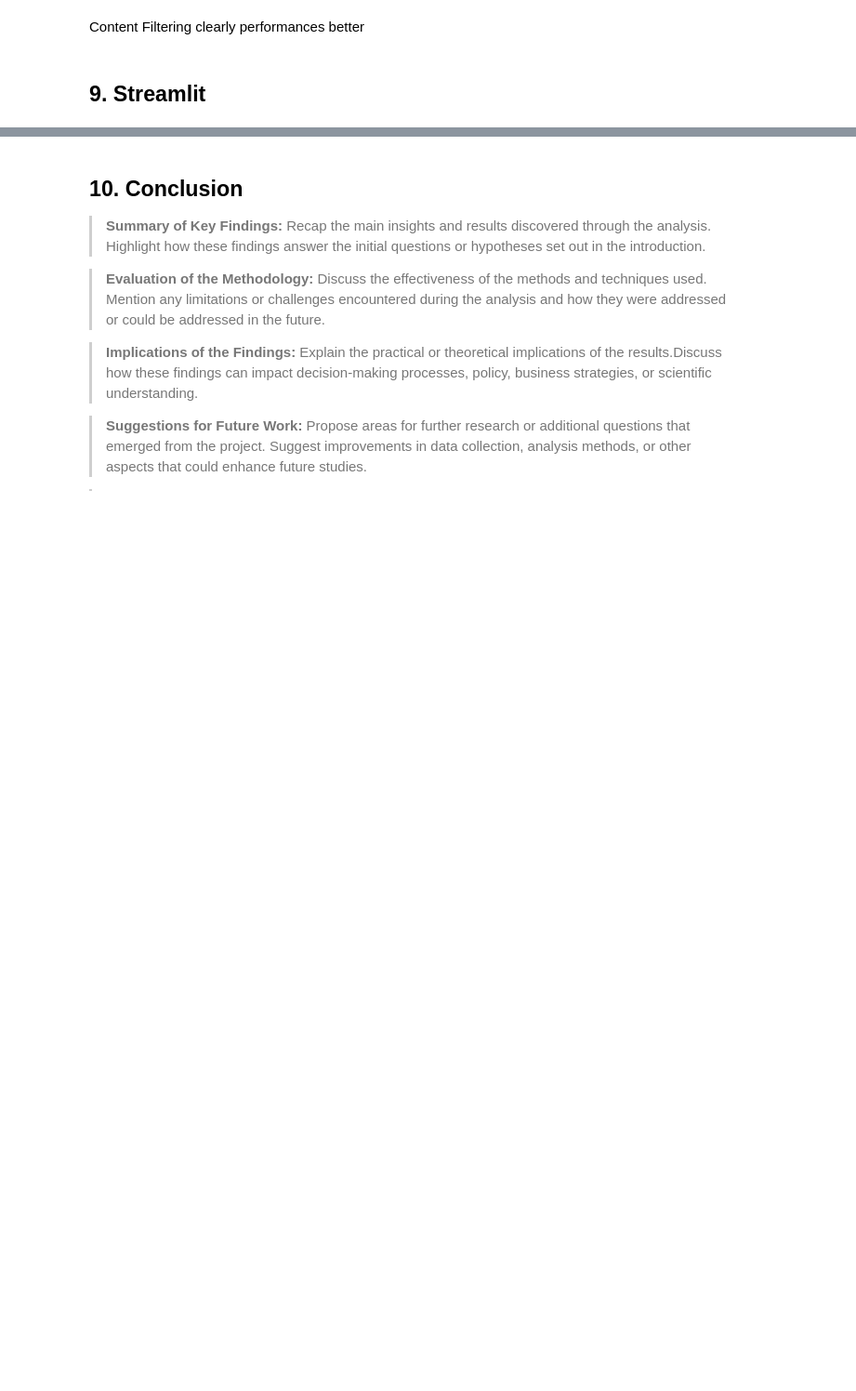
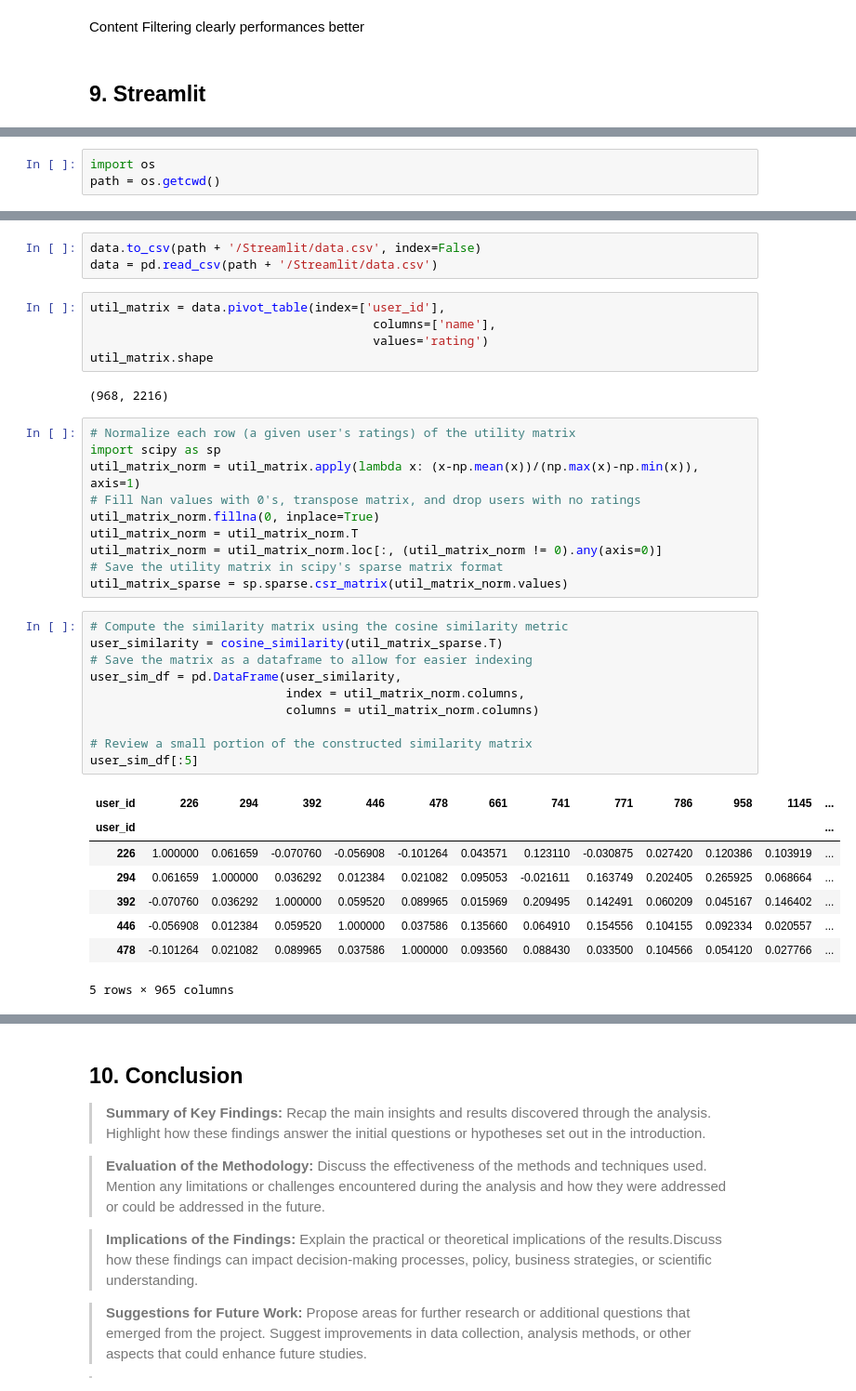
Before and after one commit to VuyiswaK/2401_PTDS-Unsupervised-Learning, a Jupyter notebook: Notebook.ipynb, the cells around one changed output, grey strips where cells are left out. Shown at 93% size. Saved outputs shown, nothing was run; the diff lists cells and outputs as text; blank space fills up the shorter version.

Commit message:
streamlit dev

```diff
--- a/Notebook.ipynb
+++ b/Notebook.ipynb
@@ -759,0 +758,3 @@ import pickle
+# %%
+import os
+path = os.getcwd()
@@ -759,0 +796,39 @@ import pickle
+# %%
+data.to_csv(path + '/Streamlit/data.csv', index=False)
+data = pd.read_csv(path + '/Streamlit/data.csv')
+# %%
+util_matrix = data.pivot_table(index=['user_id'],
+                                       columns=['name'],
+                                       values='rating')
+util_matrix.shape
+# %% [output]
+(968, 2216)
+# %%
+# Normalize each row (a given user's ratings) of the utility matrix
+import scipy as sp
+util_matrix_norm = util_matrix.apply(lambda x: (x-np.mean(x))/(np.max(x)-np.min(x)), axis=1)
+# Fill Nan values with 0's, transpose matrix, and drop users with no ratings
+util_matrix_norm.fillna(0, inplace=True)
+util_matrix_norm = util_matrix_norm.T
+util_matrix_norm = util_matrix_norm.loc[:, (util_matrix_norm != 0).any(axis=0)]
+# Save the utility matrix in scipy's sparse matrix format
+util_matrix_sparse = sp.sparse.csr_matrix(util_matrix_norm.values)
+# %%
+# Compute the similarity matrix using the cosine similarity metric
+user_similarity = cosine_similarity(util_matrix_sparse.T)
+# Save the matrix as a dataframe to allow for easier indexing
+user_sim_df = pd.DataFrame(user_similarity,
+                           index = util_matrix_norm.columns,
+                           columns = util_matrix_norm.columns)
+
+# Review a small portion of the constructed similarity matrix
+user_sim_df[:5]
+# %% [output]
+| user_id | 226 | 294 | 392 | 446 | 478 | 661 | 741 | 771 | 786 | 958 | 1145 | ... |
+| user_id |  |  |  |  |  |  |  |  |  |  |  | ... |
+| 226 | 1.000000 | 0.061659 | -0.070760 | -0.056908 | -0.101264 | 0.043571 | 0.123110 | -0.030875 | 0.027420 | 0.120386 | 0.103919 | ... |
+| 294 | 0.061659 | 1.000000 | 0.036292 | 0.012384 | 0.021082 | 0.095053 | -0.021611 | 0.163749 | 0.202405 | 0.265925 | 0.068664 | ... |
+| 392 | -0.070760 | 0.036292 | 1.000000 | 0.059520 | 0.089965 | 0.015969 | 0.209495 | 0.142491 | 0.060209 | 0.045167 | 0.146402 | ... |
+| 446 | -0.056908 | 0.012384 | 0.059520 | 1.000000 | 0.037586 | 0.135660 | 0.064910 | 0.154556 | 0.104155 | 0.092334 | 0.020557 | ... |
+| 478 | -0.101264 | 0.021082 | 0.089965 | 0.037586 | 1.000000 | 0.093560 | 0.088430 | 0.033500 | 0.104566 | 0.054120 | 0.027766 | ... |
+5 rows × 965 columns
```
Also changed, not shown: parts of 12 cells of this notebook, 7 other files.
